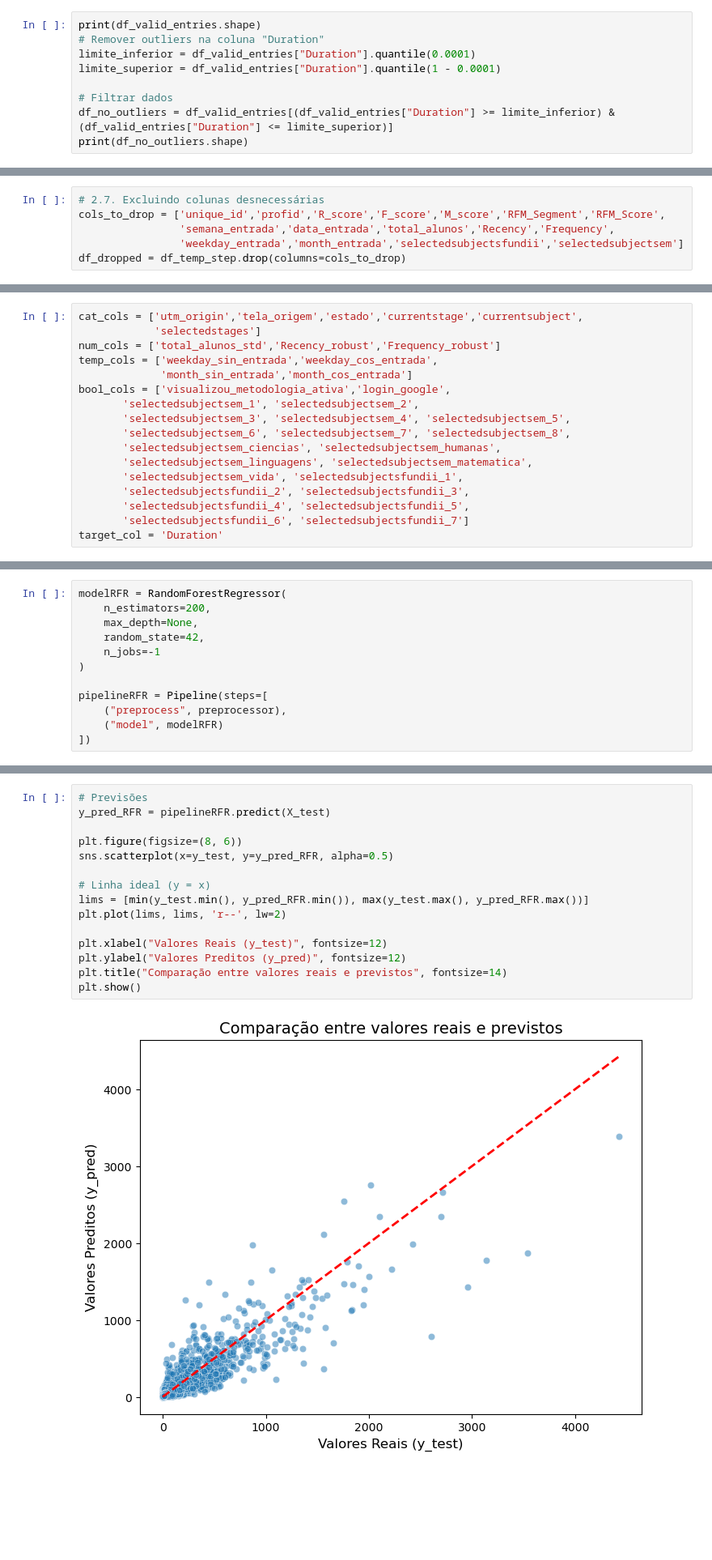
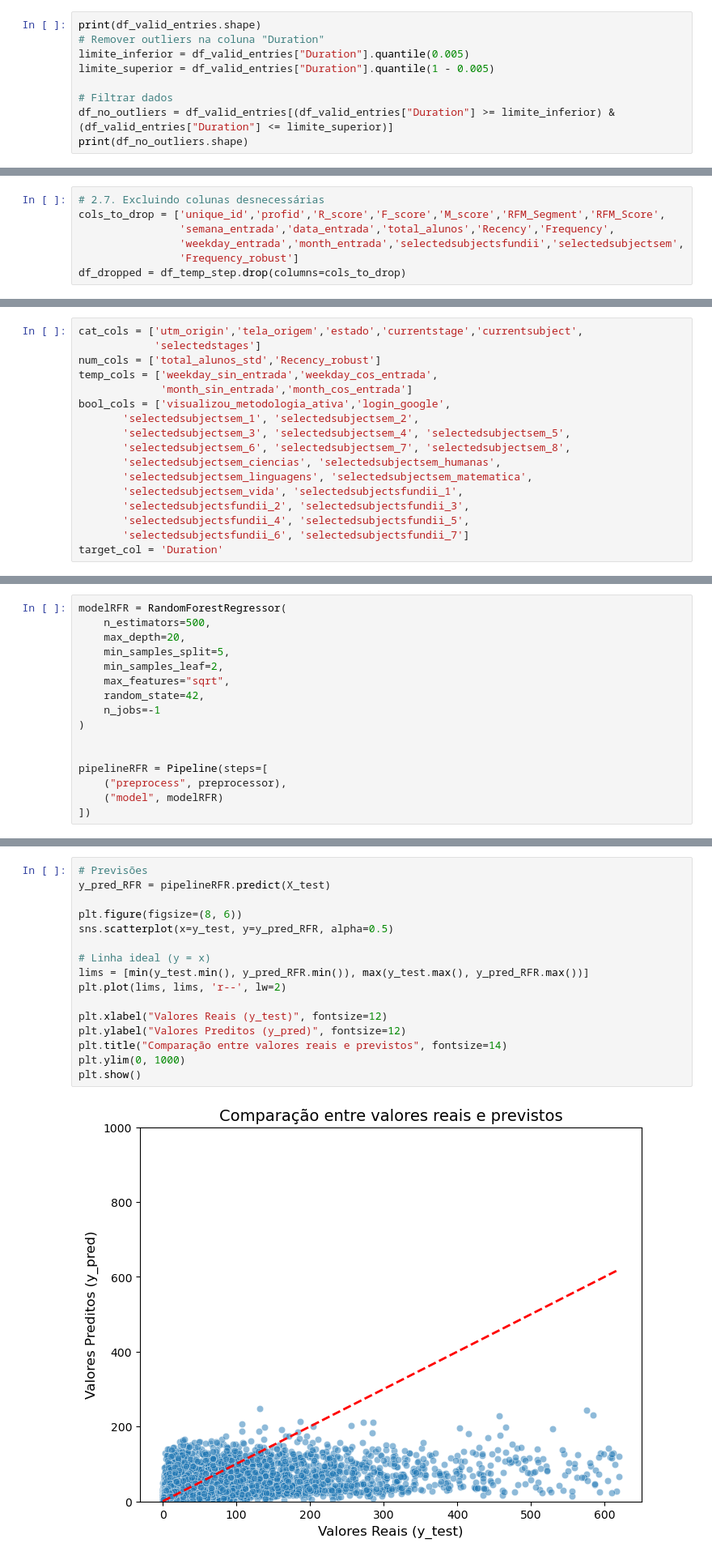
Before and after one commit to guifidalgo/Shiny-AprendiZAP, a Jupyter notebook: notebooks/ml_aprendizap_analysis.ipynb, the cells around one changed output, grey strips where cells are left out. Shown at 81% size. Drawn from its saved outputs; the diff is of its cells as text; blank space fills up the shorter version.

```diff
--- a/notebooks/ml_aprendizap_analysis.ipynb
+++ b/notebooks/ml_aprendizap_analysis.ipynb
@@ -97,8 +97,8 @@ Foi necessário remover _outliers_ pois foram detectados ao menos 2 usuários co
 # %%
 print(df_valid_entries.shape)
 # Remover outliers na coluna "Duration"
-limite_inferior = df_valid_entries["Duration"].quantile(0.0001)
-limite_superior = df_valid_entries["Duration"].quantile(1 - 0.0001)
+limite_inferior = df_valid_entries["Duration"].quantile(0.005)
+limite_superior = df_valid_entries["Duration"].quantile(1 - 0.005)
 
 # Filtrar dados
 df_no_outliers = df_valid_entries[(df_valid_entries["Duration"] >= limite_inferior) & (df_valid_entries["Duration"] <= limite_superior)]
@@ -248,7 +248,8 @@ Basicamente, a data de entrada do usuário é convertida em 4 colunas mais impor
 # 2.7. Excluindo colunas desnecessárias
 cols_to_drop = ['unique_id','profid','R_score','F_score','M_score','RFM_Segment','RFM_Score',
                 'semana_entrada','data_entrada','total_alunos','Recency','Frequency',
-                'weekday_entrada','month_entrada','selectedsubjectsfundii','selectedsubjectsem']
+                'weekday_entrada','month_entrada','selectedsubjectsfundii','selectedsubjectsem',
+                'Frequency_robust']
 df_dropped = df_temp_step.drop(columns=cols_to_drop)
 # %%
 df_dropped.columns
@@ -285,7 +285,7 @@ Enfim, antes do pipeline de Machine Learning é necessário separar as colunas e
 # %%
 cat_cols = ['utm_origin','tela_origem','estado','currentstage','currentsubject',
             'selectedstages']
-num_cols = ['total_alunos_std','Recency_robust','Frequency_robust']
+num_cols = ['total_alunos_std','Recency_robust']
 temp_cols = ['weekday_sin_entrada','weekday_cos_entrada',
              'month_sin_entrada','month_cos_entrada']
 bool_cols = ['visualizou_metodologia_ativa','login_google',
@@ -368,11 +367,15 @@ Index(['utm_origin', 'tela_origem', 'estado', 'login_google', 'currentstage',
 Abaixo, vemos a criação do pipeline de M.L. de um _Random Forest Regressor_.
 # %%
 modelRFR = RandomForestRegressor(
-    n_estimators=200,
-    max_depth=None,
+    n_estimators=500,
+    max_depth=20,
+    min_samples_split=5,
+    min_samples_leaf=2,
+    max_features="sqrt",
     random_state=42,
     n_jobs=-1
 )
+
 
 pipelineRFR = Pipeline(steps=[
     ("preprocess", preprocessor),
@@ -429,17 +432,18 @@ Vê-se que a previsão realizada é capaz de realizar boas estimativas, mas há
 # %%
 # Previsões
 y_pred_RFR = pipelineRFR.predict(X_test)
 
 plt.figure(figsize=(8, 6))
 sns.scatterplot(x=y_test, y=y_pred_RFR, alpha=0.5)
 
 # Linha ideal (y = x)
 lims = [min(y_test.min(), y_pred_RFR.min()), max(y_test.max(), y_pred_RFR.max())]
 plt.plot(lims, lims, 'r--', lw=2)
 
 plt.xlabel("Valores Reais (y_test)", fontsize=12)
 plt.ylabel("Valores Preditos (y_pred)", fontsize=12)
 plt.title("Comparação entre valores reais e previstos", fontsize=14)
+plt.ylim(0, 1000)
 plt.show()
 # %% [output]
-[figure, old version]
+[figure, new version]
```
Also changed, not shown: parts of 32 cells of this notebook, 6 other files.
